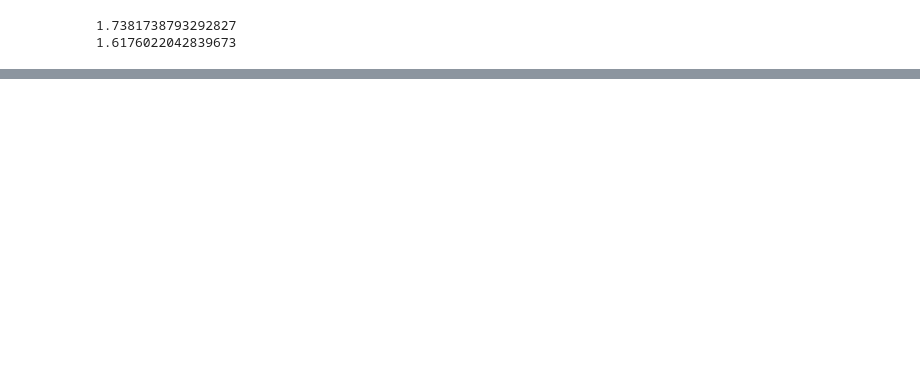
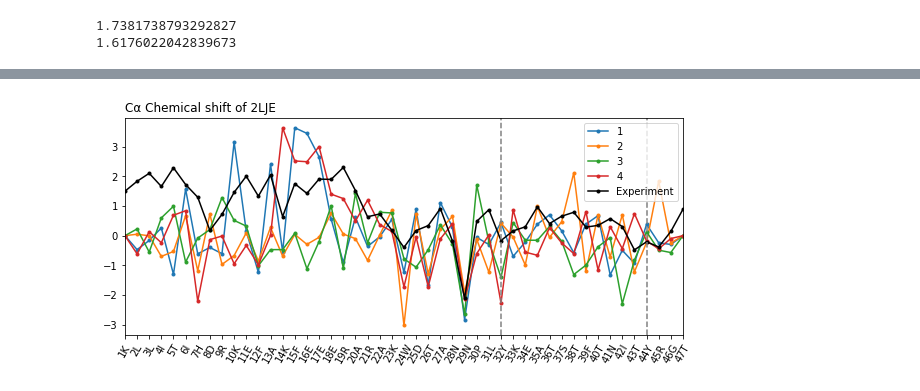
Before and after one commit to Zuricho/My_Lab, a Jupyter notebook: Figure_ipynb/ChemShift_2LJE/ChemShift_2lje.ipynb, the cells around one changed output, grey strips where cells are left out. Saved outputs shown, nothing was run; the diff lists cells and outputs as text; code cells hidden in the pictures; blank space fills up the shorter version.

```diff
--- a/Figure_ipynb/ChemShift_2LJE/ChemShift_2lje.ipynb
+++ b/Figure_ipynb/ChemShift_2LJE/ChemShift_2lje.ipynb
@@ -58,0 +133,28 @@ print(RMSD(CAShift2_CMAP_sim1,ExpData))
+# %%
+# Test Plotting!
+
+plt.subplots(figsize=(10,4))
+
+plt.plot(CAShift2_D_CMAP_sim1,'.-',label='1')
+plt.plot(CAShift2_D_CMAP_sim2,'.-',label='2')
+plt.plot(CAShift2_D_CMAP_sim3,'.-',label='3')
+plt.plot(CAShift2_D_CMAP_sim4,'.-',label='4')
+# plt.plot(CAShift2_D_CMAP_sim5,'.-',label='5')
+
+plt.plot(ExpData,'.-',label='Experiment',color="black")
+
+
+
+plt.title('Cα Chemical shift of 2LJE',loc='left')
+
+plt.xlim(0, len(AvgShift)-1)
+plt.xticks(np.arange(0,len(res_list)),res_list,rotation='60')
+
+# Tag modified residues
+plt.axvline(x=31, ymin=0, ymax=1,color="grey",linestyle="--")
+plt.axvline(x=43, ymin=0, ymax=1,color="grey",linestyle="--")
+
+plt.legend()
+plt.show()
+# %% [output]
+[figure, added]
```
Also changed, not shown: parts of 7 cells of this notebook, 37 other files.
